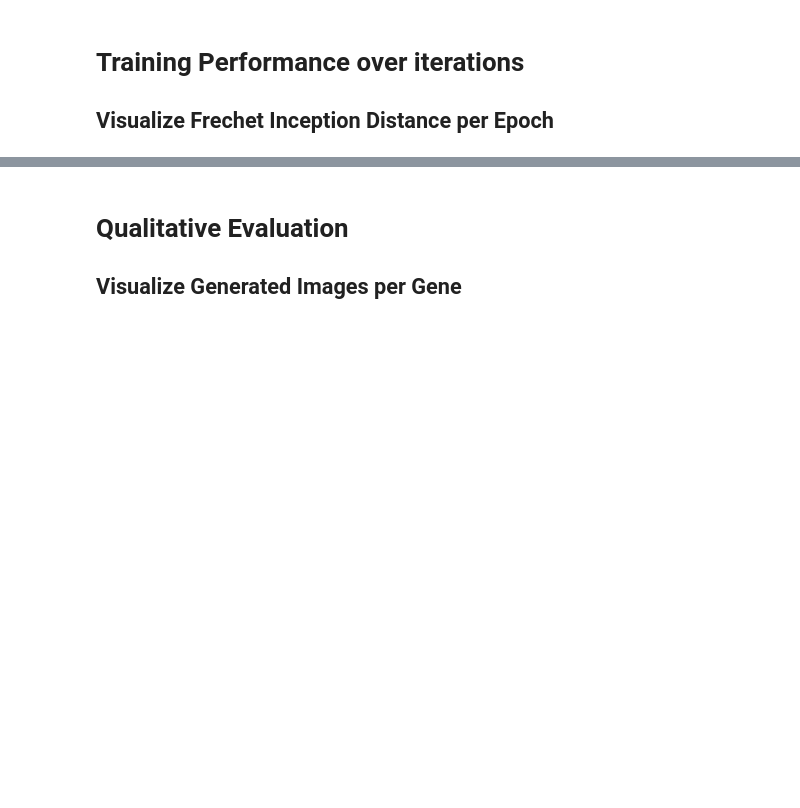
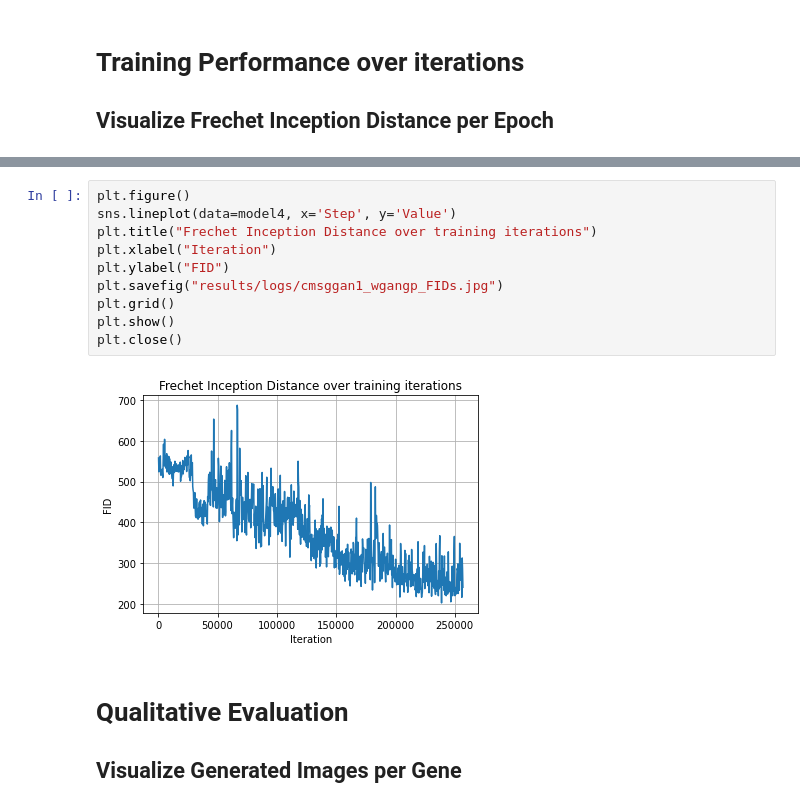
Before and after one commit to pontikos-lab/syntheye, a Jupyter notebook: results_compilation.ipynb, the cells around one changed output, grey strips where cells are left out. Saved outputs shown, nothing was run; the diff lists cells and outputs as text; blank space fills up the shorter version.

```diff
--- a/results_compilation.ipynb
+++ b/results_compilation.ipynb
@@ -31,3 +59,15 @@ plt.close()
+# %%
+plt.figure()
+sns.lineplot(data=model4, x='Step', y='Value')
+plt.title("Frechet Inception Distance over training iterations")
+plt.xlabel("Iteration")
+plt.ylabel("FID")
+plt.savefig("results/logs/cmsggan1_wgangp_FIDs.jpg")
+plt.grid()
+plt.show()
+plt.close()
+# %% [output]
+[figure, added]
 # %% [markdown]
 # Qualitative Evaluation
 
```
Also changed, not shown: parts of 12 cells of this notebook, 9 other files.
